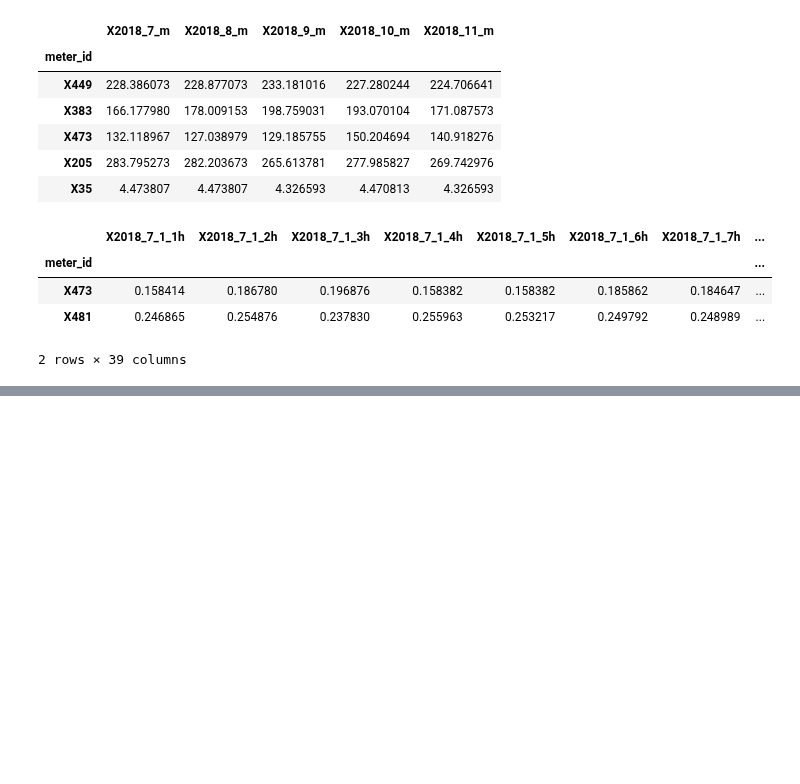
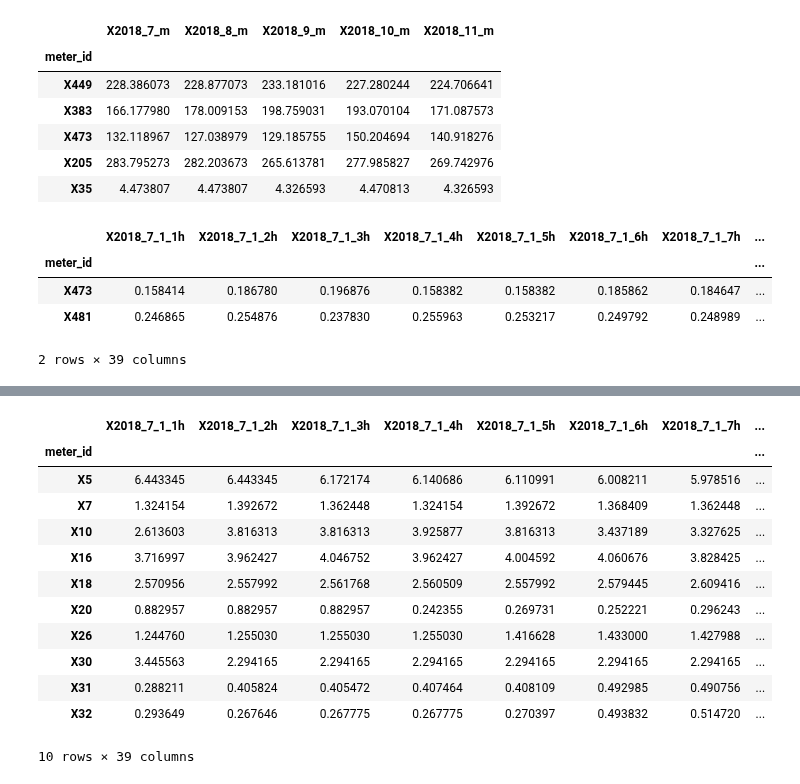
Before and after one commit to yagippi27/DACON_CONTEST_2019, a Jupyter notebook: SOOMIN/04_2. Merging.ipynb, the cells around one changed output, grey strips where cells are left out. Saved outputs shown, nothing was run; the diff lists cells and outputs as text; code cells hidden in the pictures; blank space fills up the shorter version.

```diff
--- a/SOOMIN/04_2. Merging.ipynb
+++ b/SOOMIN/04_2. Merging.ipynb
@@ -324,3 +324,6 @@ ori4.tail(2)
 2 rows × 39 columns
 # %%
 ori4.to_csv("result/06_7.200dailymonthlychanged.csv")
+# %%
+new = pd.read_csv("result/LGBMnewDaily.csv", index_col=0, sep=',')
+new.head(2)
@@ -326,0 +334,2 @@ ori4.to_csv("result/06_7.200dailymonthlychanged.csv")
+# %%
+new =  new.set_index('meter_id')
@@ -326,0 +346,10 @@ ori4.to_csv("result/06_7.200dailymonthlychanged.csv")
+# %%
+ori = pd.read_csv("result/06_4. 200_allHrly_Changed.csv", index_col=0, sep=',')
+# %%
+ori5 = ori.copy()
+for i in ori5.index:
+    if i in new.index:
+        for k in range(10):
+            ori5.loc[i][k+24] = new.loc[i][k]
+    else:
+        continue
@@ -326,0 +368,16 @@ ori4.to_csv("result/06_7.200dailymonthlychanged.csv")
+# %%
+ori5.head(10)
+# %% [output]
+|  | X2018_7_1_1h | X2018_7_1_2h | X2018_7_1_3h | X2018_7_1_4h | X2018_7_1_5h | X2018_7_1_6h | X2018_7_1_7h | ... |
+| meter_id |  |  |  |  |  |  |  | ... |
+| X5 | 6.443345 | 6.443345 | 6.172174 | 6.140686 | 6.110991 | 6.008211 | 5.978516 | ... |
+| X7 | 1.324154 | 1.392672 | 1.362448 | 1.324154 | 1.392672 | 1.368409 | 1.362448 | ... |
+| X10 | 2.613603 | 3.816313 | 3.816313 | 3.925877 | 3.816313 | 3.437189 | 3.327625 | ... |
+| X16 | 3.716997 | 3.962427 | 4.046752 | 3.962427 | 4.004592 | 4.060676 | 3.828425 | ... |
+| X18 | 2.570956 | 2.557992 | 2.561768 | 2.560509 | 2.557992 | 2.579445 | 2.609416 | ... |
+| X20 | 0.882957 | 0.882957 | 0.882957 | 0.242355 | 0.269731 | 0.252221 | 0.296243 | ... |
+| X26 | 1.244760 | 1.255030 | 1.255030 | 1.255030 | 1.416628 | 1.433000 | 1.427988 | ... |
+| X30 | 3.445563 | 2.294165 | 2.294165 | 2.294165 | 2.294165 | 2.294165 | 2.294165 | ... |
+| X31 | 0.288211 | 0.405824 | 0.405472 | 0.407464 | 0.408109 | 0.492985 | 0.490756 | ... |
+| X32 | 0.293649 | 0.267646 | 0.267775 | 0.267775 | 0.270397 | 0.493832 | 0.514720 | ... |
+10 rows × 39 columns
```
Also changed, not shown: parts of 4 cells of this notebook, 17 other files.
